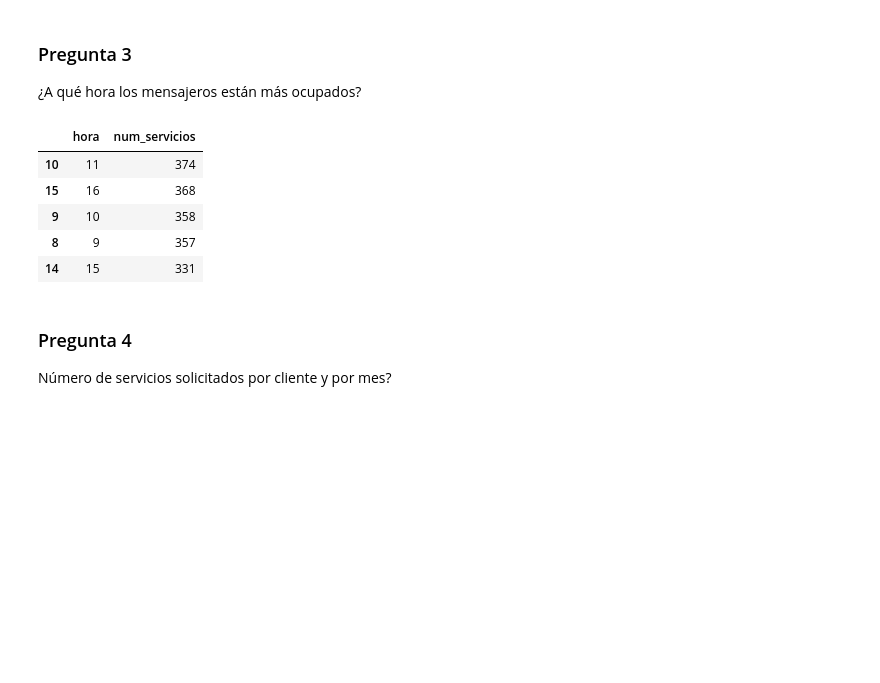
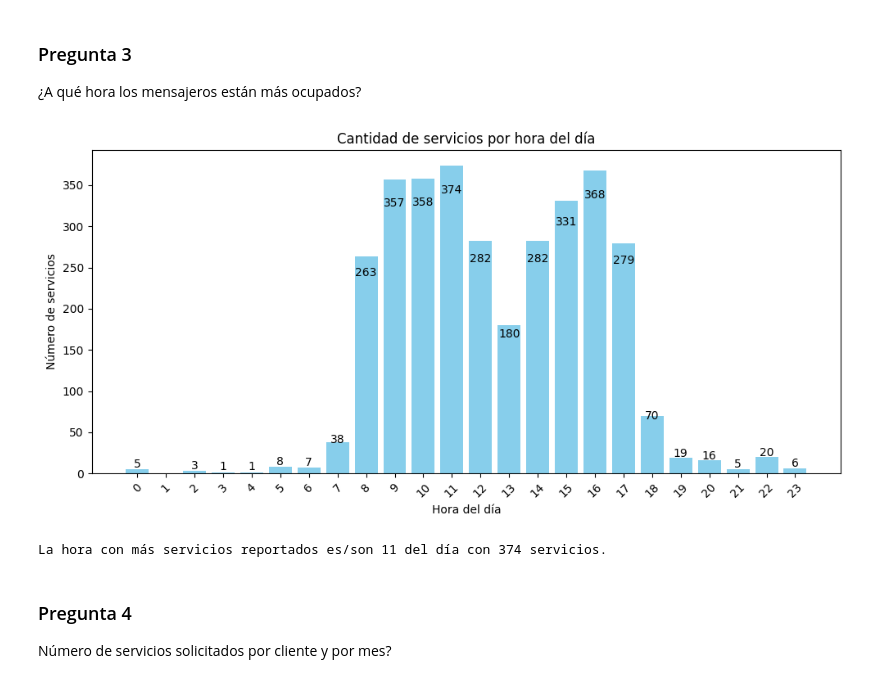
Before and after one commit to DiegoFernando01/etl-kdd, a Jupyter notebook: etl_notebook.ipynb, the cells around one changed output. Saved outputs shown, nothing was run; the diff lists cells and outputs as text; code cells hidden in the pictures; blank space fills up the shorter version.

```diff
--- a/etl_notebook.ipynb
+++ b/etl_notebook.ipynb
@@ -530,26 +558,45 @@ hecho_servicios_preguntas.sort_values(by=['num_servicios'], ascending=False)
 # %%
 # Hora en que los mensajeros están más ocupados (se asume la hora de más ocupado como la hora de recogida) global
 hecho_servicios_preguntas = hecho_servicios[['id', 'id_fecha_recogida']].rename(columns={'id' : 'id_servicio'})
 
 hecho_servicios_preguntas = (pd.merge(hecho_servicios_preguntas, dimension_fecha[['id', 'hora']],
   how='inner', left_on='id_fecha_recogida', right_on='id')
   .drop(columns=['id', 'id_fecha_recogida']))
 
 hecho_servicios_preguntas['hora'] = pd.to_datetime(hecho_servicios_preguntas['hora'], format='%H:%M').dt.hour
 
 hecho_servicios_preguntas = (hecho_servicios_preguntas.groupby('hora')['id_servicio']
   .count()
   .reset_index()
   .rename(columns={'id_servicio': 'num_servicios'}))
 
-hecho_servicios_preguntas.sort_values(by='num_servicios', ascending=False).head()
+hecho_servicios_preguntas.sort_values(by='num_servicios', ascending=False, inplace=True)
+
+plt.figure(figsize=(10, 5))
+bars = plt.bar(hecho_servicios_preguntas['hora'], hecho_servicios_preguntas['num_servicios'], color='skyblue')
+plt.xlabel('Hora del día')
+plt.ylabel('Número de servicios')
+plt.title('Cantidad de servicios por hora del día')
+plt.xticks(rotation=45)
+plt.xticks(np.arange(0, 24, 1)) # Mostrar todas las horas del día en el eje x
+plt.tight_layout()
+
+# Agregar etiquetas con la cantidad de servicios en cada barra
+for bar in bars:
+  height = bar.get_height()
+  plt.text(
+    bar.get_x() + bar.get_width() / 2,
+    height - (height * 0.1),
+    f'{int(height)}',
+    ha='center', va='bottom', color='black', fontsize=10)
+
+plt.show()
+
+dia_con_mas_servicios = hecho_servicios_preguntas.iloc[0]
+print(f"La hora con más servicios reportados es/son {dia_con_mas_servicios['hora']} del día con {dia_con_mas_servicios['num_servicios']} servicios.")
 # %% [output]
-|  | hora | num_servicios |
-| 10 | 11 | 374 |
-| 15 | 16 | 368 |
-| 9 | 10 | 358 |
-| 8 | 9 | 357 |
-| 14 | 15 | 331 |
+[figure, added]
+La hora con más servicios reportados es/son 11 del día con 374 servicios.
 # %% [markdown]
 ### Pregunta 4
 Número de servicios solicitados por cliente y por mes?
```
Also changed, not shown: parts of 10 cells of this notebook, 1 other file.
